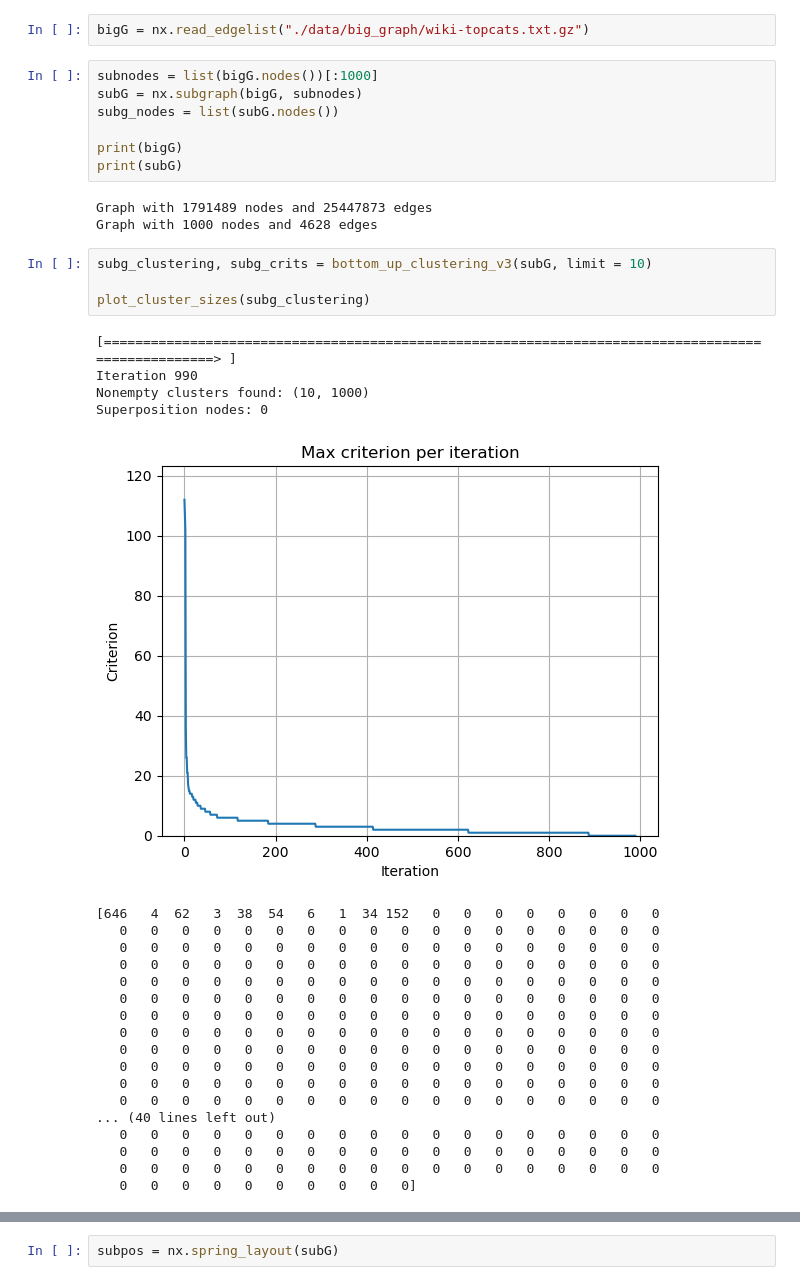
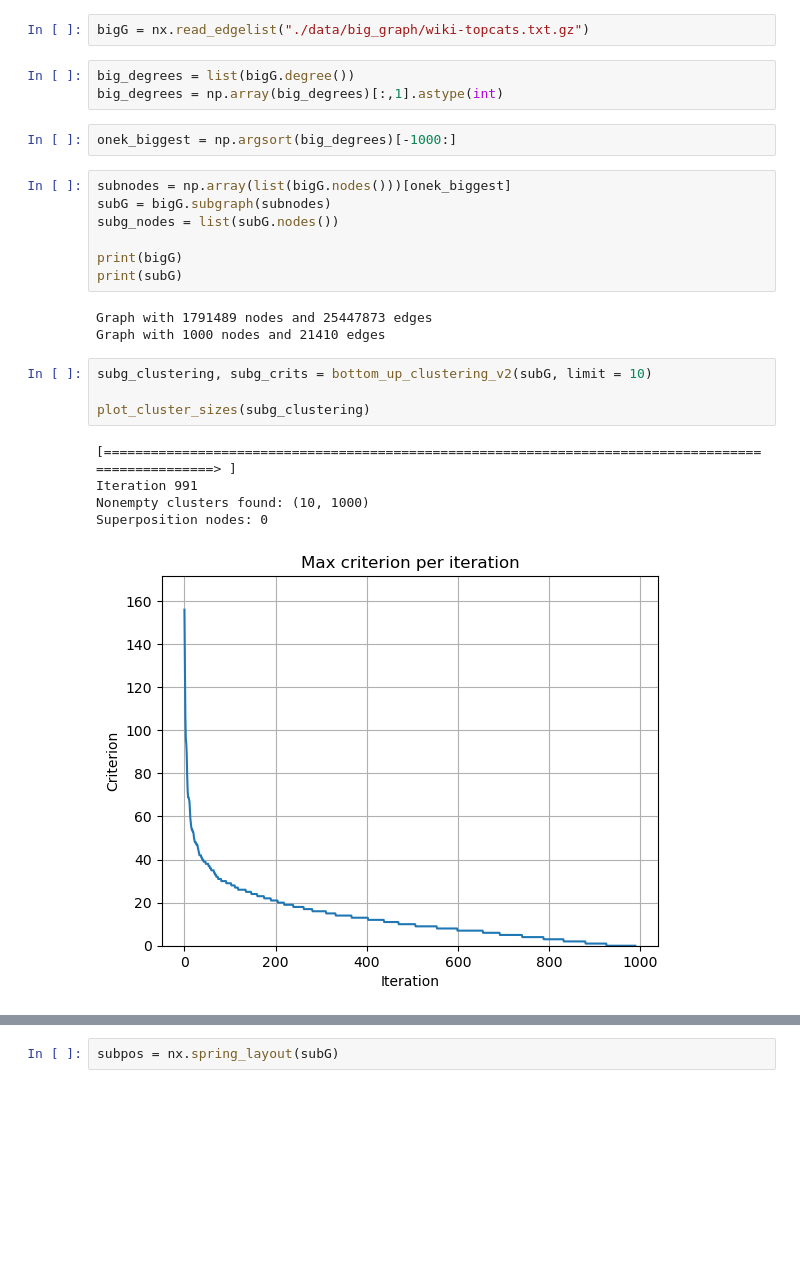
Before and after one commit to MelvinGode/Wikipedia-Clusteing, a Jupyter notebook: bottom_up.ipynb, the cells around one changed output, grey strips where cells are left out. Saved outputs shown, nothing was run; the diff lists cells and outputs as text; blank space fills up the shorter version.

Commit message:
Test on biggest degrees subgraph

```diff
--- a/bottom_up.ipynb
+++ b/bottom_up.ipynb
@@ -554,40 +527,28 @@ visualize_clusters_plotly(squirells, clusters_v2)
 ## Tests on subset of big G
 # %%
 bigG = nx.read_edgelist("./data/big_graph/wiki-topcats.txt.gz")
+# %%
+big_degrees = list(bigG.degree())
+big_degrees = np.array(big_degrees)[:,1].astype(int)
+# %%
+onek_biggest = np.argsort(big_degrees)[-1000:]
 # %%
-subnodes = list(bigG.nodes())[:1000]
-subG = nx.subgraph(bigG, subnodes)
+subnodes = np.array(list(bigG.nodes()))[onek_biggest]
+subG = bigG.subgraph(subnodes)
 subg_nodes = list(subG.nodes())
 
 print(bigG)
 print(subG)
 # %% [output]
 Graph with 1791489 nodes and 25447873 edges
-Graph with 1000 nodes and 4628 edges
+Graph with 1000 nodes and 21410 edges
 # %%
-subg_clustering, subg_crits = bottom_up_clustering_v3(subG, limit = 10)
+subg_clustering, subg_crits = bottom_up_clustering_v2(subG, limit = 10)
 
 plot_cluster_sizes(subg_clustering)
 # %% [output]
 [===================================================================================================> ]
-Iteration 990
+Iteration 991
 Nonempty clusters found: (10, 1000)
 Superposition nodes: 0
-[figure, old version]
+[figure, new version]
-[646   4  62   3  38  54   6   1  34 152   0   0   0   0   0   0   0   0
-   0   0   0   0   0   0   0   0   0   0   0   0   0   0   0   0   0   0
-   0   0   0   0   0   0   0   0   0   0   0   0   0   0   0   0   0   0
-   0   0   0   0   0   0   0   0   0   0   0   0   0   0   0   0   0   0
-   0   0   0   0   0   0   0   0   0   0   0   0   0   0   0   0   0   0
-   0   0   0   0   0   0   0   0   0   0   0   0   0   0   0   0   0   0
-   0   0   0   0   0   0   0   0   0   0   0   0   0   0   0   0   0   0
-   0   0   0   0   0   0   0   0   0   0   0   0   0   0   0   0   0   0
-   0   0   0   0   0   0   0   0   0   0   0   0   0   0   0   0   0   0
-   0   0   0   0   0   0   0   0   0   0   0   0   0   0   0   0   0   0
-   0   0   0   0   0   0   0   0   0   0   0   0   0   0   0   0   0   0
-   0   0   0   0   0   0   0   0   0   0   0   0   0   0   0   0   0   0
-... (40 lines left out)
-   0   0   0   0   0   0   0   0   0   0   0   0   0   0   0   0   0   0
-   0   0   0   0   0   0   0   0   0   0   0   0   0   0   0   0   0   0
-   0   0   0   0   0   0   0   0   0   0   0   0   0   0   0   0   0   0
-   0   0   0   0   0   0   0   0   0   0]
```
Also changed, not shown: parts of 13 cells of this notebook, 3 other files.
